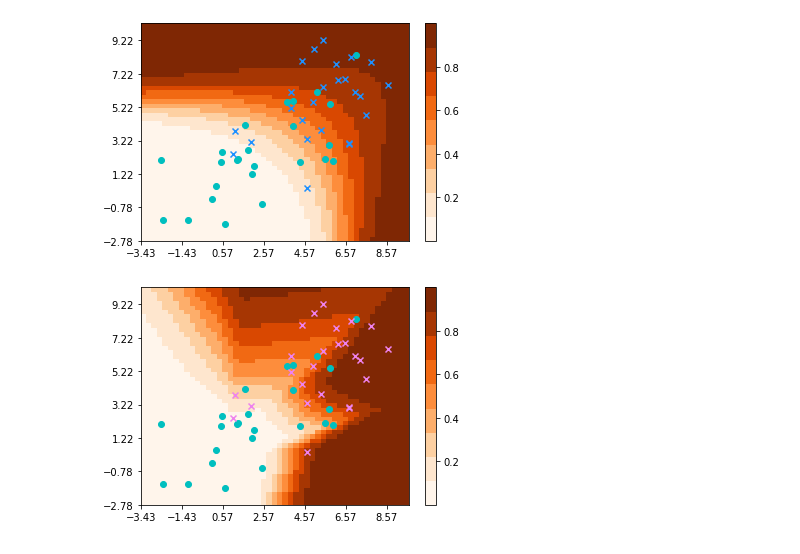
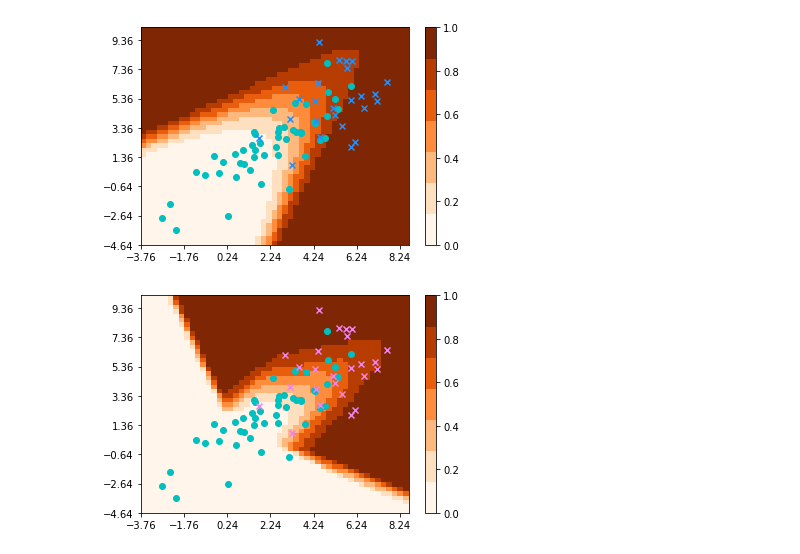
Before and after one commit to w86763777/pytorch-gan-collections, a Jupyter notebook: vis_value_surface.ipynb, the cells around one changed output. Drawn from its saved outputs; the diff is of its cells as text; code cells hidden in the pictures.

```diff
--- a/vis_value_surface.ipynb
+++ b/vis_value_surface.ipynb
@@ -126,14 +126,16 @@ def gen_pts(n_pts, rv):
         ys.append(y)
     return np.array(xs), np.array(ys)
 
-n_pts = 25
+n_real_pts = 25
+n_fake_pts = 50
 n_grid = 50
+n_grad_grid = 20
 
 mean1 = [2, 2]
-cov1 = [[6, 4],
-        [4, 6]]
+cov1 = [[5, 4],
+        [4, 5]]
 
-mean2 = [6, 5]
+mean2 = [5, 5]
 cov2 = [[4, 1],
         [1, 4]]
 
@@ -144,24 +146,24 @@ cov2 = [[4, 1],
 rv1 = multivariate_normal(mean1, cov1)
 rv2 = multivariate_normal(mean2, cov2)
 
-n_samples = 50
+n_samples = 100
 n_iter = 10000
-batch_size = 32
-lr = 0.001
+batch_size = 50
+lr = 0.0005
 
 device = 'cuda:0'
 
 set_seed(0)
-dataset0 = MultiVariateNormalDataset(rv1, n_samples=n_samples)
-loader0 = torch.utils.data.DataLoader(dataset0, batch_size=batch_size//2, shuffle=True, drop_last=True)
-dataset1 = MultiVariateNormalDataset(rv2)
-loader1 = torch.utils.data.DataLoader(dataset1, batch_size=batch_size//2, drop_last=True)
+dataset0 = MultiVariateNormalDataset(rv1)
+loader0 = torch.utils.data.DataLoader(dataset0, batch_size=batch_size//2, drop_last=True)
+dataset1 = MultiVariateNormalDataset(rv2, n_samples=n_samples)
+loader1 = torch.utils.data.DataLoader(dataset1, batch_size=batch_size//2, shuffle=True, drop_last=True)
 
-xs1, ys1 = zip(*np.array(dataset0.samples))
-xs2, ys2 = gen_pts(n_pts, rv2)
-select = np.random.permutation(n_samples)[:n_pts]
-xs1 = np.array(xs1)[select]
-ys1 = np.array(ys1)[select]
+xs1, ys1 = gen_pts(n_fake_pts, rv1)
+xs2, ys2 = zip(*np.array(dataset1.samples))
+select = np.random.permutation(n_samples)[:n_real_pts]
+xs2 = np.array(xs2)[select]
+ys2 = np.array(ys2)[select]
 x_min, x_max = min(xs1.min(), xs2.min()) - 1, max(xs1.max(), xs2.max()) + 1
 y_min, y_max = min(ys1.min(), ys2.min()) - 1, max(ys1.max(), ys2.max()) + 1
 
@@ -176,9 +178,13 @@ for x in xs:
 opt_prob = np.array(opt_prob).reshape(n_grid, n_grid)
 
 mesh_x, mesh_y = np.meshgrid(xs, ys)
-cmap = plt.get_cmap('Oranges', 9)
+cmap = plt.get_cmap('Oranges', 7)
 
-plt.pcolormesh(mesh_x, mesh_y, opt_prob, cmap=cmap)
+grad_xs = np.linspace(x_min, x_max, n_grad_grid)
+grad_ys = np.linspace(y_min, y_max, n_grad_grid)
+grad_mesh_x, grad_mesh_y = np.meshgrid(grad_xs, grad_ys)
+
+plt.pcolormesh(mesh_x, mesh_y, opt_prob, cmap=cmap, vmin=0, vmax=1)
 plt.colorbar()
 plt.scatter(xs1, ys1, marker='o', c='c')
 plt.scatter(xs2, ys2, marker='x', c='dodgerblue')
@@ -186,7 +192,7 @@ plt.xticks(np.arange(x_min, x_max, 2.0))
 plt.yticks(np.arange(y_min, y_max, 2.0))
 plt.show()
 # %% [output]
-[figure, old version]
+[figure, new version]
 # %%
 set_seed(0)
 net = MLP().to(device)
@@ -215,18 +221,18 @@ with trange(n_iter) as pbar:
 # %%
 probs = []
 x = np.stack([mesh_x.reshape(-1), mesh_y.reshape(-1)], axis=1)
 with torch.no_grad():
     probs = (net(torch.FloatTensor(x).to(device)))
 #     probs = (torch.clamp(probs, -1, 1) + 1) / 2
     probs = torch.sigmoid(probs)
-probs = probs.cpu().numpy().reshape(n_grid, n_grid)
+probs_gan = probs.cpu().numpy().reshape(n_grid, n_grid)
 
-plt.pcolormesh(mesh_x, mesh_y, probs, cmap=cmap)
+plt.pcolormesh(mesh_x, mesh_y, probs_gan, cmap=cmap, vmin=0, vmax=1)
 plt.colorbar()
 plt.scatter(xs1, ys1, marker='o', c='c')
 plt.scatter(xs2, ys2, marker='x', c='violet')
 plt.xticks(np.arange(x_min, x_max, 2.0))
 plt.yticks(np.arange(y_min, y_max, 2.0))
 plt.show()
 # %% [output]
-[figure, old version]
+[figure, new version]
```
Also changed, not shown: parts of 18 cells of this notebook.
